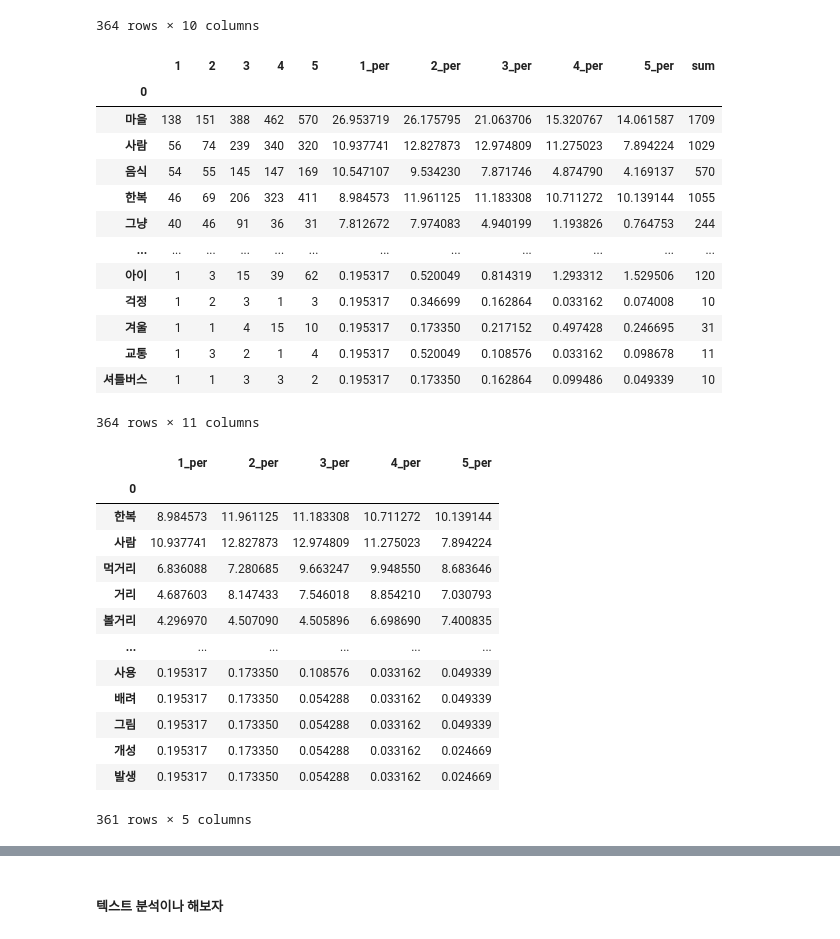
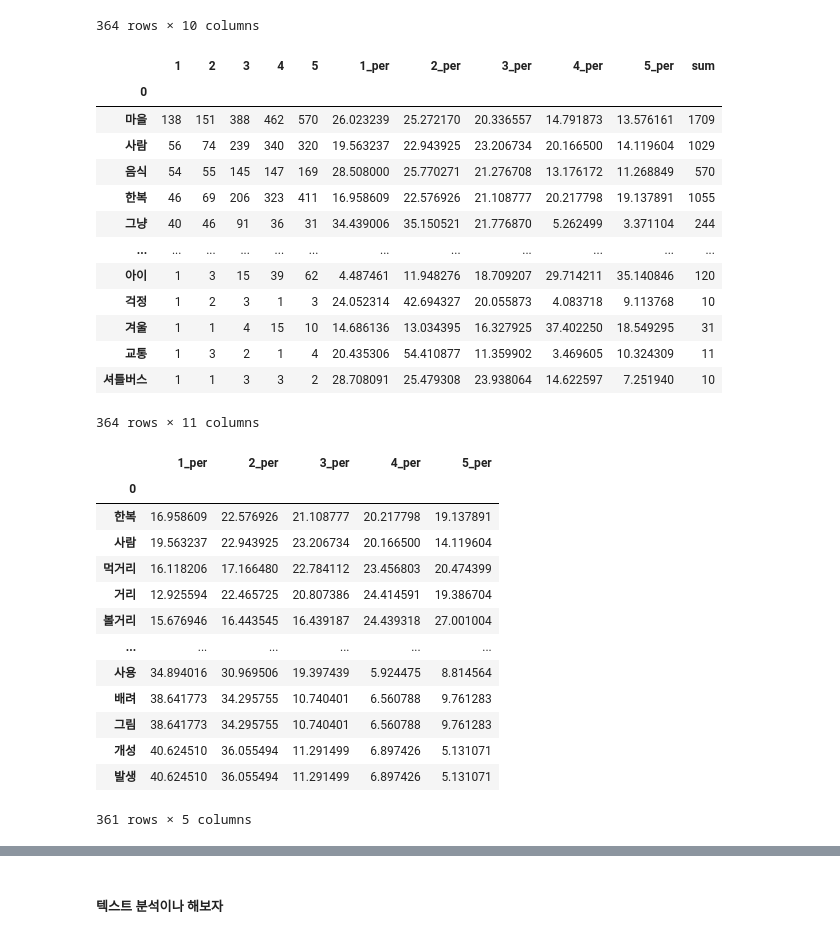
Before and after one commit to mon-world/team_project_2022, a Jupyter notebook: project_2/Hanok_data_analysis.ipynb, the cells around one changed output, grey strips where cells are left out. Drawn from its saved outputs; the diff is of its cells as text; code cells hidden in the pictures.

```diff
--- a/project_2/Hanok_data_analysis.ipynb
+++ b/project_2/Hanok_data_analysis.ipynb
@@ -872,22 +873,24 @@ s_inner
 # %%
 star_final = s_inner.copy()
 star_final['sum'] = star_final.loc[:, 1:5].apply(np.sum, axis=1)
 # star_final['sum_per'] = star_final.loc[:, '1_per':'5_per'].apply(np.sum, axis=1)
+for i in range(1, 6):
+    star_final[f'{i}_per'] = s_per[f'{i}_per']
 star_final
 # %% [output]
 |  | 1 | 2 | 3 | 4 | 5 | 1_per | 2_per | 3_per | 4_per | 5_per | sum |
 | 0 |  |  |  |  |  |  |  |  |  |  |  |
-| 마을 | 138 | 151 | 388 | 462 | 570 | 26.953719 | 26.175795 | 21.063706 | 15.320767 | 14.061587 | 1709 |
-| 사람 | 56 | 74 | 239 | 340 | 320 | 10.937741 | 12.827873 | 12.974809 | 11.275023 | 7.894224 | 1029 |
-| 음식 | 54 | 55 | 145 | 147 | 169 | 10.547107 | 9.534230 | 7.871746 | 4.874790 | 4.169137 | 570 |
-| 한복 | 46 | 69 | 206 | 323 | 411 | 8.984573 | 11.961125 | 11.183308 | 10.711272 | 10.139144 | 1055 |
-| 그냥 | 40 | 46 | 91 | 36 | 31 | 7.812672 | 7.974083 | 4.940199 | 1.193826 | 0.764753 | 244 |
+| 마을 | 138 | 151 | 388 | 462 | 570 | 26.023239 | 25.272170 | 20.336557 | 14.791873 | 13.576161 | 1709 |
+| 사람 | 56 | 74 | 239 | 340 | 320 | 19.563237 | 22.943925 | 23.206734 | 20.166500 | 14.119604 | 1029 |
+| 음식 | 54 | 55 | 145 | 147 | 169 | 28.508000 | 25.770271 | 21.276708 | 13.176172 | 11.268849 | 570 |
+| 한복 | 46 | 69 | 206 | 323 | 411 | 16.958609 | 22.576926 | 21.108777 | 20.217798 | 19.137891 | 1055 |
+| 그냥 | 40 | 46 | 91 | 36 | 31 | 34.439006 | 35.150521 | 21.776870 | 5.262499 | 3.371104 | 244 |
 | ... | ... | ... | ... | ... | ... | ... | ... | ... | ... | ... | ... |
-| 아이 | 1 | 3 | 15 | 39 | 62 | 0.195317 | 0.520049 | 0.814319 | 1.293312 | 1.529506 | 120 |
-| 걱정 | 1 | 2 | 3 | 1 | 3 | 0.195317 | 0.346699 | 0.162864 | 0.033162 | 0.074008 | 10 |
-| 겨울 | 1 | 1 | 4 | 15 | 10 | 0.195317 | 0.173350 | 0.217152 | 0.497428 | 0.246695 | 31 |
-| 교통 | 1 | 3 | 2 | 1 | 4 | 0.195317 | 0.520049 | 0.108576 | 0.033162 | 0.098678 | 11 |
-| 셔틀버스 | 1 | 1 | 3 | 3 | 2 | 0.195317 | 0.173350 | 0.162864 | 0.099486 | 0.049339 | 10 |
+| 아이 | 1 | 3 | 15 | 39 | 62 | 4.487461 | 11.948276 | 18.709207 | 29.714211 | 35.140846 | 120 |
+| 걱정 | 1 | 2 | 3 | 1 | 3 | 24.052314 | 42.694327 | 20.055873 | 4.083718 | 9.113768 | 10 |
+| 겨울 | 1 | 1 | 4 | 15 | 10 | 14.686136 | 13.034395 | 16.327925 | 37.402250 | 18.549295 | 31 |
+| 교통 | 1 | 3 | 2 | 1 | 4 | 20.435306 | 54.410877 | 11.359902 | 3.469605 | 10.324309 | 11 |
+| 셔틀버스 | 1 | 1 | 3 | 3 | 2 | 28.708091 | 25.479308 | 23.938064 | 14.622597 | 7.251940 | 10 |
 364 rows × 11 columns
 # %%
 star_final.drop(labels=['마을', '전주', '전주시'], inplace=True)
@@ -916,15 +919,15 @@ sf_sum
 # %% [output]
 |  | 1_per | 2_per | 3_per | 4_per | 5_per |
 | 0 |  |  |  |  |  |
-| 한복 | 8.984573 | 11.961125 | 11.183308 | 10.711272 | 10.139144 |
-| 사람 | 10.937741 | 12.827873 | 12.974809 | 11.275023 | 7.894224 |
-| 먹거리 | 6.836088 | 7.280685 | 9.663247 | 9.948550 | 8.683646 |
-| 거리 | 4.687603 | 8.147433 | 7.546018 | 8.854210 | 7.030793 |
-| 볼거리 | 4.296970 | 4.507090 | 4.505896 | 6.698690 | 7.400835 |
+| 한복 | 16.958609 | 22.576926 | 21.108777 | 20.217798 | 19.137891 |
+| 사람 | 19.563237 | 22.943925 | 23.206734 | 20.166500 | 14.119604 |
+| 먹거리 | 16.118206 | 17.166480 | 22.784112 | 23.456803 | 20.474399 |
+| 거리 | 12.925594 | 22.465725 | 20.807386 | 24.414591 | 19.386704 |
+| 볼거리 | 15.676946 | 16.443545 | 16.439187 | 24.439318 | 27.001004 |
 | ... | ... | ... | ... | ... | ... |
-| 사용 | 0.195317 | 0.173350 | 0.108576 | 0.033162 | 0.049339 |
-| 배려 | 0.195317 | 0.173350 | 0.054288 | 0.033162 | 0.049339 |
-| 그림 | 0.195317 | 0.173350 | 0.054288 | 0.033162 | 0.049339 |
-| 개성 | 0.195317 | 0.173350 | 0.054288 | 0.033162 | 0.024669 |
-| 발생 | 0.195317 | 0.173350 | 0.054288 | 0.033162 | 0.024669 |
+| 사용 | 34.894016 | 30.969506 | 19.397439 | 5.924475 | 8.814564 |
+| 배려 | 38.641773 | 34.295755 | 10.740401 | 6.560788 | 9.761283 |
+| 그림 | 38.641773 | 34.295755 | 10.740401 | 6.560788 | 9.761283 |
+| 개성 | 40.624510 | 36.055494 | 11.291499 | 6.897426 | 5.131071 |
+| 발생 | 40.624510 | 36.055494 | 11.291499 | 6.897426 | 5.131071 |
 361 rows × 5 columns
```
Also changed, not shown: parts of 53 cells of this notebook, 1 other file.
